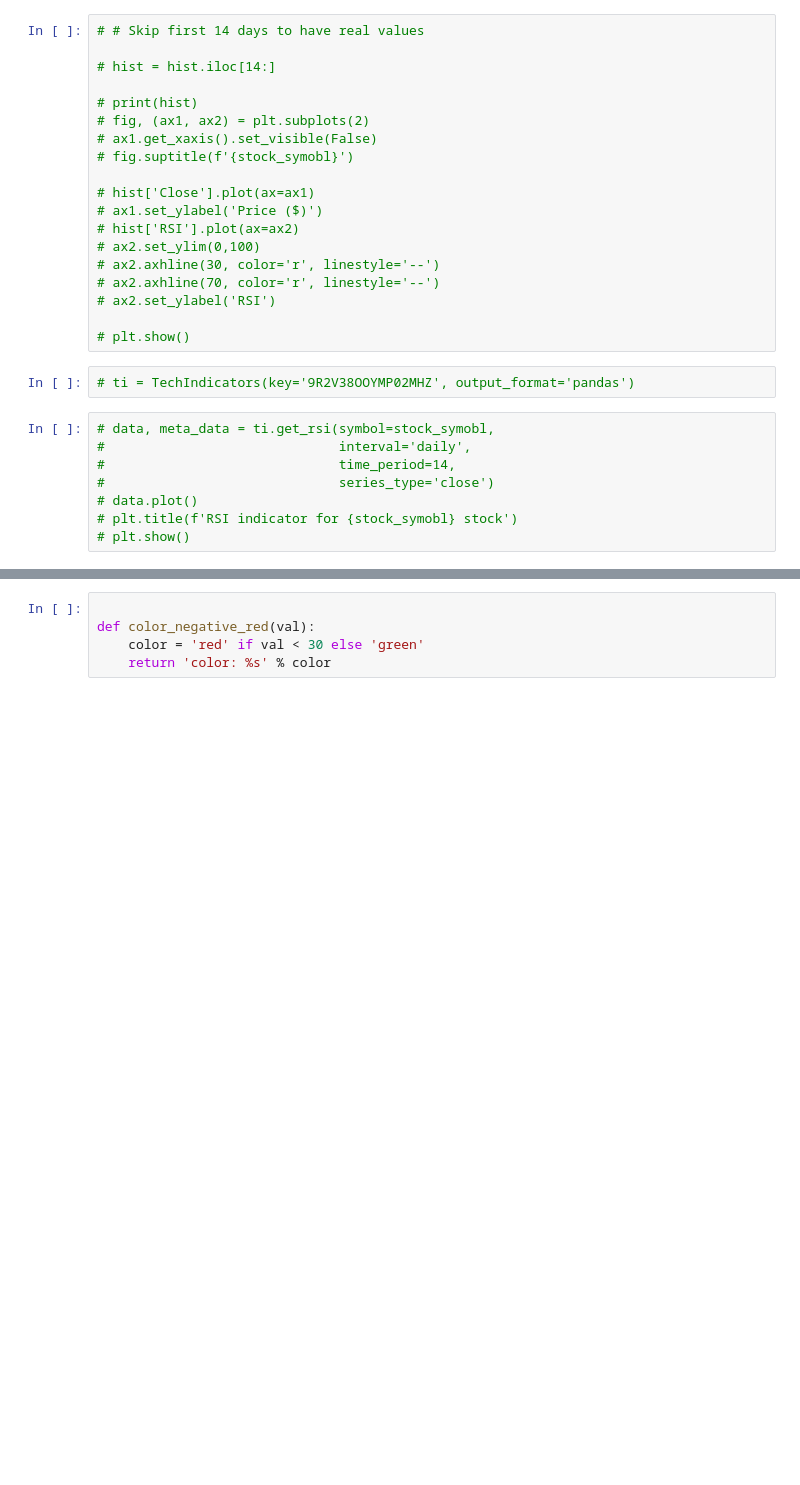
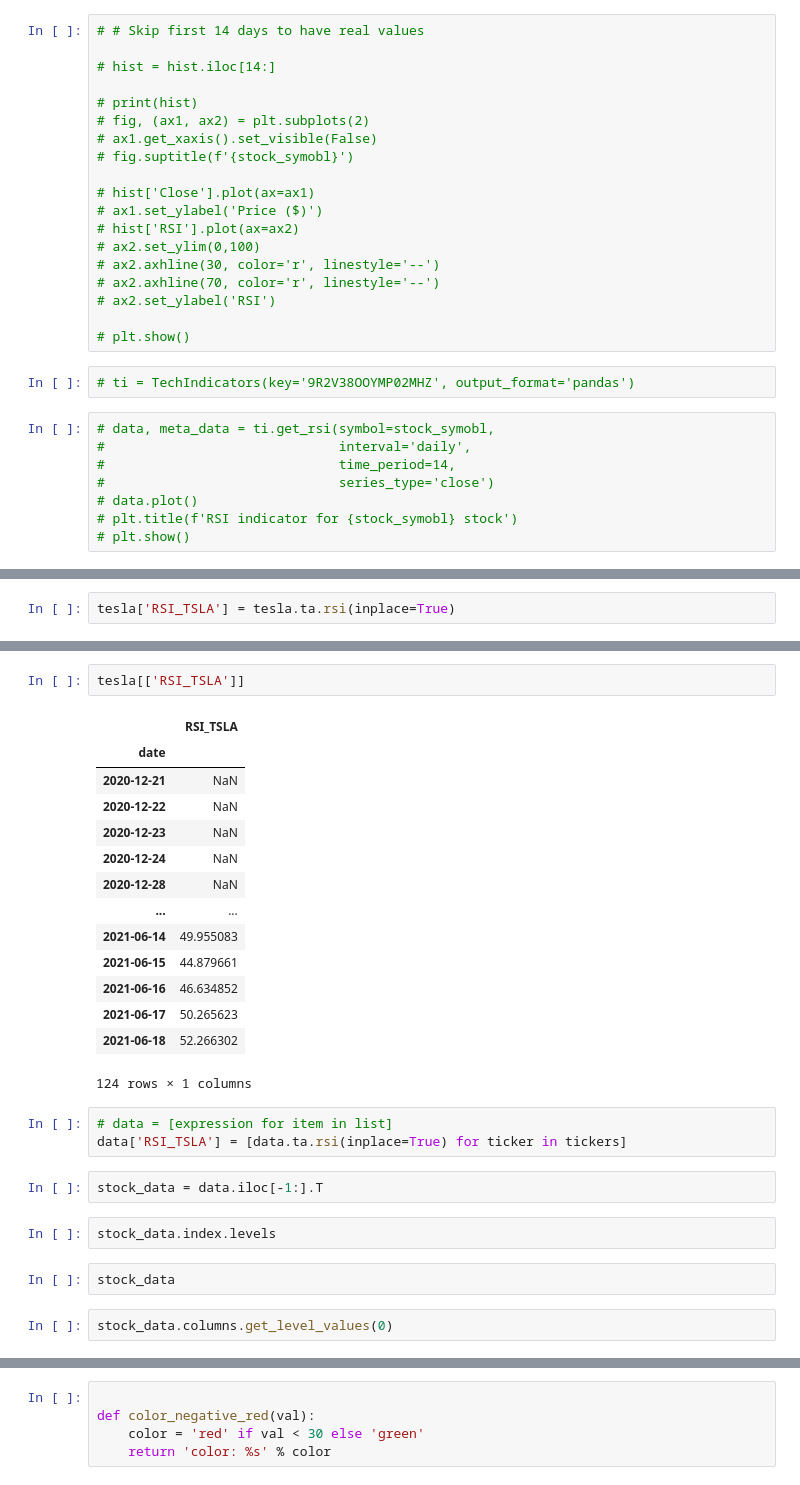
Before and after one commit to PetricaR/rev_app, a Jupyter notebook: nb_files/yahoo_finance.ipynb, the cells around one changed output, grey strips where cells are left out. Saved outputs shown, nothing was run; the diff lists cells and outputs as text; blank space fills up the shorter version.

```diff
--- a/nb_files/yahoo_finance.ipynb
+++ b/nb_files/yahoo_finance.ipynb
@@ -95,0 +167,2 @@ Abbreviations:
+# %%
+tesla['RSI_TSLA'] = tesla.ta.rsi(inplace=True)
@@ -95,0 +179,28 @@ Abbreviations:
+# %%
+tesla[['RSI_TSLA']]
+# %% [output]
+|  | RSI_TSLA |
+| date |  |
+| 2020-12-21 | NaN |
+| 2020-12-22 | NaN |
+| 2020-12-23 | NaN |
+| 2020-12-24 | NaN |
+| 2020-12-28 | NaN |
+| ... | ... |
+| 2021-06-14 | 49.955083 |
+| 2021-06-15 | 44.879661 |
+| 2021-06-16 | 46.634852 |
+| 2021-06-17 | 50.265623 |
+| 2021-06-18 | 52.266302 |
+124 rows × 1 columns
+# %%
+# data = [expression for item in list]
+data['RSI_TSLA'] = [data.ta.rsi(inplace=True) for ticker in tickers]
+# %%
+stock_data = data.iloc[-1:].T
+# %%
+stock_data.index.levels
+# %%
+stock_data
+# %%
+stock_data.columns.get_level_values(0)
```
Also changed, not shown: parts of 46 cells of this notebook, 1 other file.
